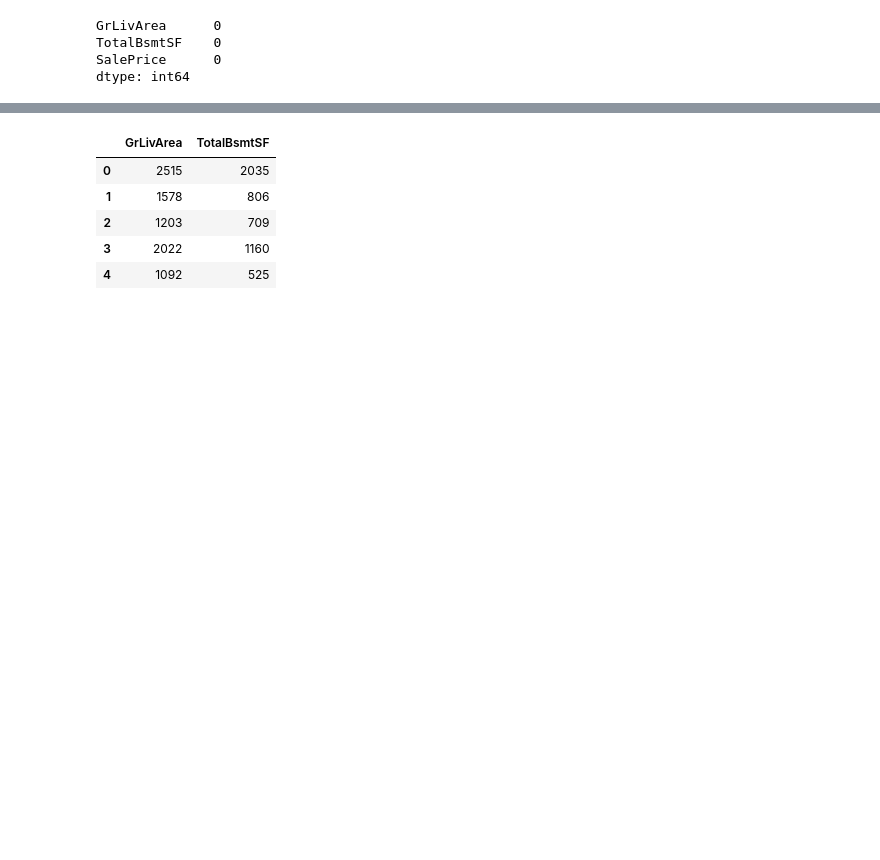
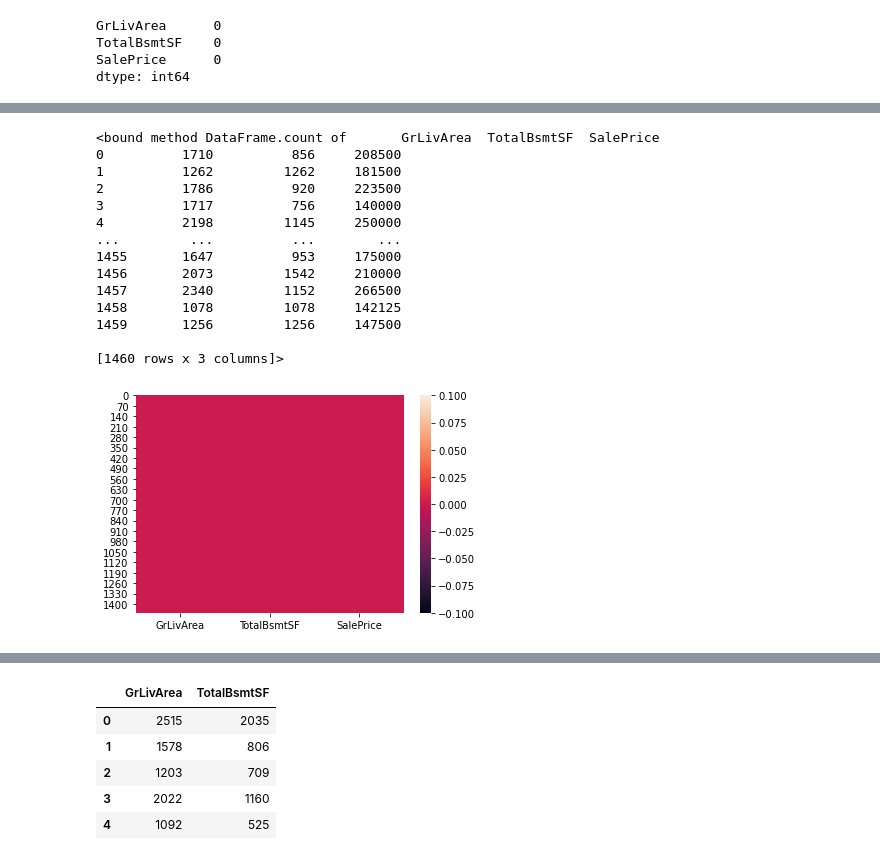
Before and after one commit to MYTE21/Artificial-Intelligence-Assignment, a Jupyter notebook: (3) Estimate House Rent/House Price.ipynb, the cells around one changed output, grey strips where cells are left out. Saved outputs shown, nothing was run; the diff lists cells and outputs as text; code cells hidden in the pictures; blank space fills up the shorter version.

```diff
--- a/(3) Estimate House Rent/House Price.ipynb
+++ b/(3) Estimate House Rent/House Price.ipynb
@@ -84,0 +92,19 @@ dtype: int64
+# %%
+sns.heatmap(data.isnull())
+data.count
+# %% [output]
+<bound method DataFrame.count of       GrLivArea  TotalBsmtSF  SalePrice
+0          1710          856     208500
+1          1262         1262     181500
+2          1786          920     223500
+3          1717          756     140000
+4          2198         1145     250000
+...         ...          ...        ...
+1455       1647          953     175000
+1456       2073         1542     210000
+1457       2340         1152     266500
+1458       1078         1078     142125
+1459       1256         1256     147500
+
+[1460 rows x 3 columns]>
+[figure, added]
```
Also changed, not shown: parts of 6 cells of this notebook, 2 other files.
